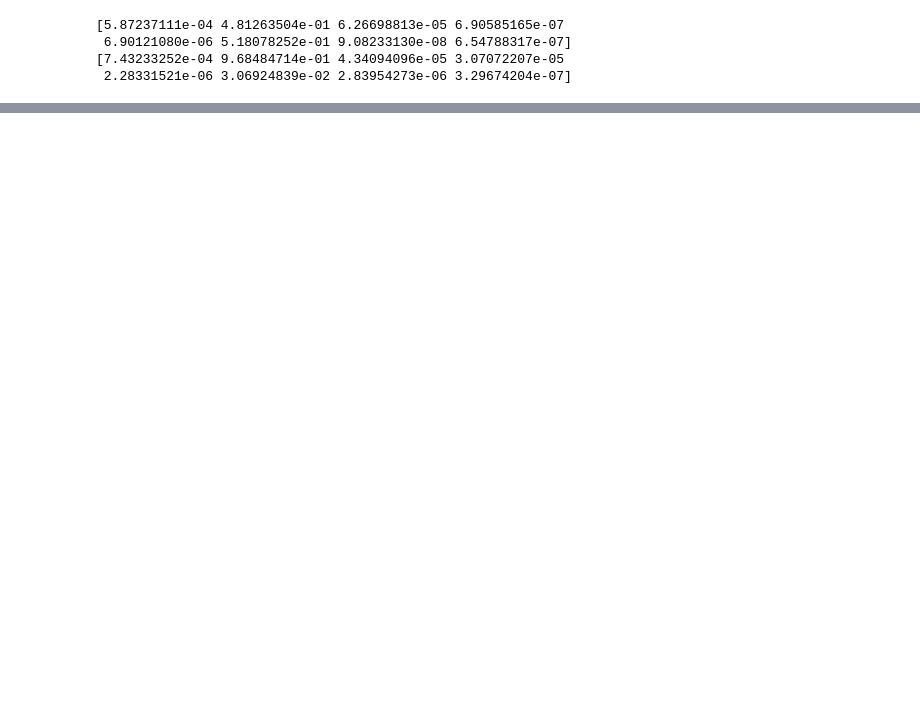
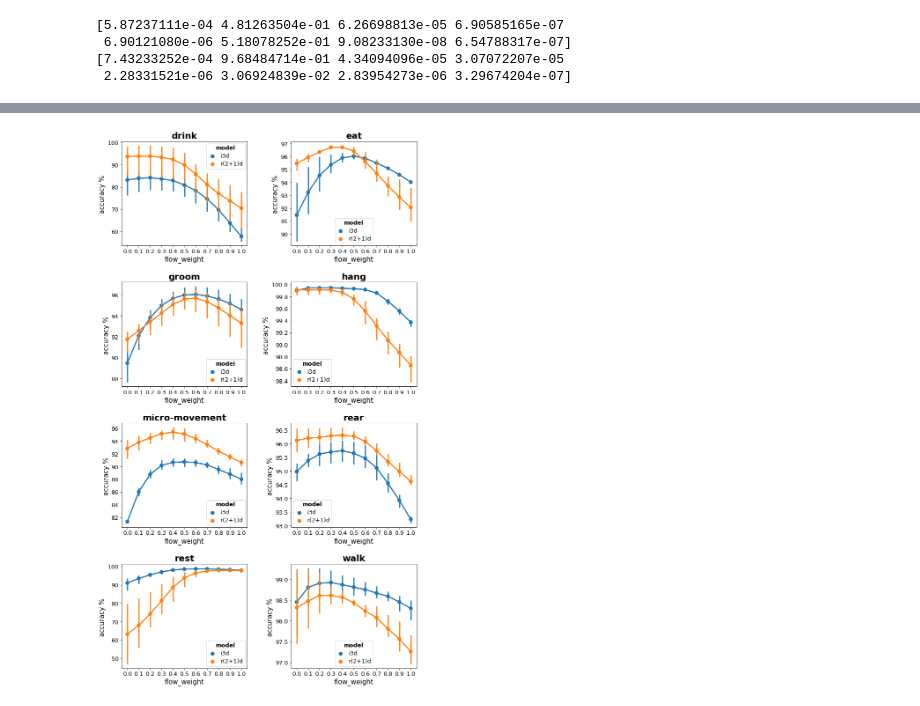
Before and after one commit to giangnn-bkace/result-analysis, a Jupyter notebook: analysis.ipynb, the cells around one changed output, grey strips where cells are left out. Cells and saved outputs as stored; diff of their text form; code cells hidden in the pictures; blank space fills up the shorter version.

```diff
--- a/analysis.ipynb
+++ b/analysis.ipynb
@@ -9,7 +10,7 @@ import seaborn as sns
 def softmax(x):
     return np.exp(x) / np.sum(np.exp(x), axis=0)
 # %%
-num_test = 2
+num_test = 3
 result_i3d = []
 result_r21d = []
 for run in range(num_test):
@@ -24,7 +25,3 @@ for run in range(num_test):
         tmp_result_r21d = pd.concat([tmp_result_r21d, read_r21d], ignore_index=True)
     result_i3d.append(tmp_result_i3d)
     result_r21d.append(tmp_result_r21d)
-print(result_i3d[0].head())
-print(result_r21d[0].shape)
-print(result_i3d[1].shape)
-print(result_r21d[1].shape)
@@ -112,7 +56,7 @@ print(softmax(all_i3d_mixed[1][5][0]))
 # %%
 all_i3d_sm = []
 all_r21d_sm = []
-for run in range(num_test):
+for run in tqdm(range(num_test)):
     i3d_sm = []
     r21d_sm = []
     for weight in range(11):
@@ -144,7 +88,7 @@ for run in range(num_test):
     for i in range(8):
         acc = []
         for weight in range(11):
-            acc.append(accuracy_score(i3d_labels[0][i3d_labels[run]==i], all_i3d_sm[0][weight][i3d_labels[run]==i].argmax(axis=1)))
+            acc.append(accuracy_score(i3d_labels[run][i3d_labels[run]==i], all_i3d_sm[run][weight][i3d_labels[run]==i].argmax(axis=1)))
         i3d_class_acc.append(acc)
         r_acc = []
         for weight in range(11):
@@ -152,6 +96,6 @@ for run in range(num_test):
         r21d_class_acc.append(r_acc)
     all_i3d_class_acc.append(i3d_class_acc)
     all_r21d_class_acc.append(r21d_class_acc)
-print(all_i3d_class_acc[0][0])
-print(all_i3d_class_acc[1][0])
+print(all_r21d_class_acc[0][0])
+print(all_r21d_class_acc[1][0])
 # %% [output]
@@ -193,12 +183,24 @@ accuracy_all
+# %%
+for i in range(len(accuracies)):
+    accuracies[i].accuracy *= 100
 # %%
 class_labels = ['drink', 'eat', 'groom', 'hang', 'micro-movement', 'rear', 'rest', 'walk']
-f,ax=plt.subplots(4,2,figsize=(12,24))
+f,ax=plt.subplots(4,2,figsize=(12,22))
 for i in range(8):
-    sns.pointplot('flow_weight','accuracy',hue='model',data=accuracies[i],ax=ax[int(i/2),i%2])
-    ax[int(i/2),i%2].set_title(class_labels[i])
+    g = sns.pointplot('flow_weight','accuracy',hue='model',data=accuracies[i],ax=ax[int(i/2),i%2])
+    ax[int(i/2),i%2].set_title(class_labels[i], fontweight="bold", size=20)
+    ax[int(i/2),i%2].set_xlabel('flow_weight', size=15)
+    ax[int(i/2),i%2].set_ylabel('accuracy % ', size=15)
+    ax[int(i/2),i%2].tick_params(labelsize=13)
+    plt.setp(ax[int(i/2),i%2].get_legend().get_texts(), fontsize='13') # for legend text
+    plt.setp(ax[int(i/2),i%2].get_legend().get_title(), fontweight="bold", fontsize='13') # for legend title
+    #g.set(xticks=np.arange(0, 110, 10))
 #plt.close(8)
-f.savefig('class_acc.pdf', bbox_inches='tight')
+plt.subplots_adjust(hspace=0.35, wspace=0.35)
+f.savefig('class_acc.pdf')
 plt.show()
+# %% [output]
+[figure, added]
 # %%
 f,ax=plt.subplots(1,1,figsize=(12,12))
 sns.pointplot('flow_weight','accuracy',hue='model',data=accuracy_all,ax=ax)
```
Also changed, not shown: parts of 9 cells of this notebook, 3 other files.
